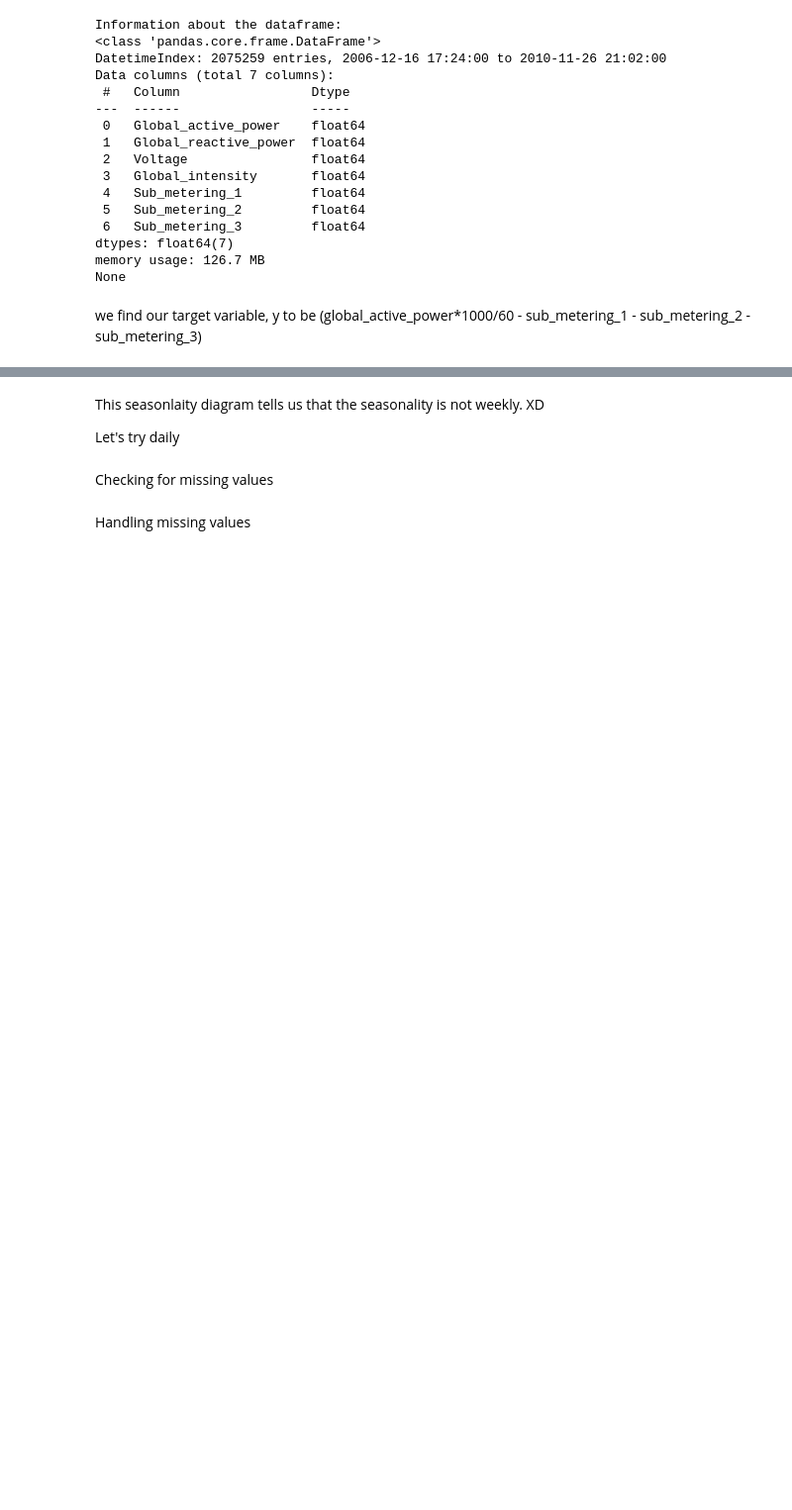
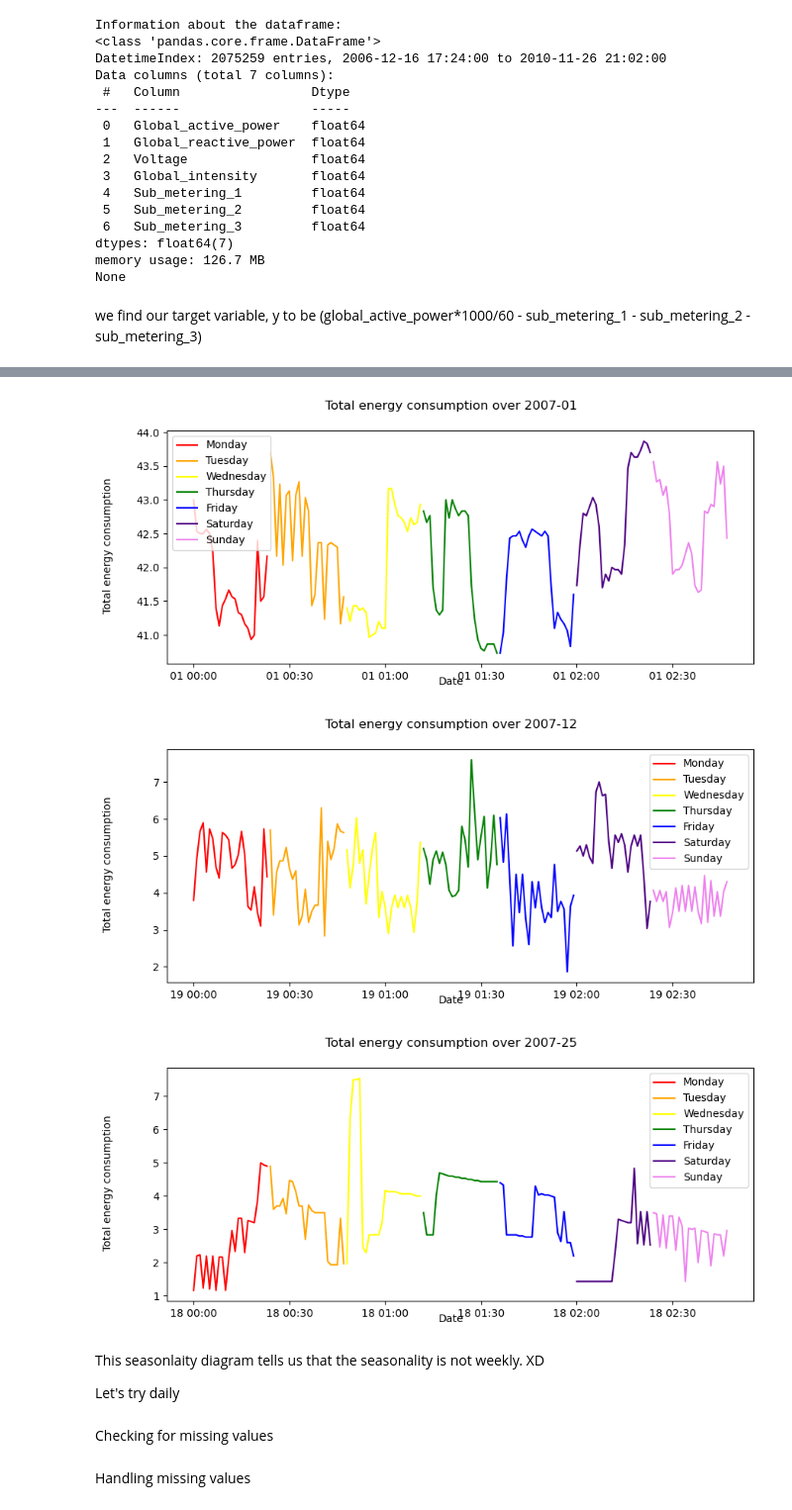
Before and after one commit to ChantelleAA/Housing_Electricity_Consumption_ADAML_Project_2, a Jupyter notebook: House_Project.ipynb, the cells around one changed output, grey strips where cells are left out. Shown: that part at 99% size. Drawn from its saved outputs; the diff is of its cells as text; code cells hidden in the pictures; blank space fills up the shorter version.

```diff
--- a/House_Project.ipynb
+++ b/House_Project.ipynb
@@ -129,3 +133,39 @@ plot_monthly_consumption(1, 2007)
+# %%
+import calendar
+# Define a function to plot the total energy consumption over a given week
+def plot_weekly_consumption(week, year):
+  # Filter the data for the given week and year
+  df_week = df.loc[(df.index.isocalendar().week == week) & (df.index.isocalendar().year == year)]
+  # Create a single plot with one row and one column
+  fig, ax = plt.subplots(1, 1, figsize=(10, 4))
+  # Loop over the seven days and plot the data on the same axis, with different colors and labels
+  for i in range(7):
+    # Get the start and end dates of the day
+    start = df_week.index[i*24]
+    end = df_week.index[(i+1)*24-1]
+    # Filter the data for the day
+    df_daily = df_week.loc[start:end]
+    # Plot the data on the same axis, with different colors and labels
+    ax.plot(df_daily.index, df_daily['total_energy_consumption'], color=['red', 'orange', 'yellow', 'green', 'blue', 'indigo', 'violet'][i], label=calendar.day_name[i])
+  # Add a title with the week and year
+  fig.suptitle(f'Total energy consumption over {start.strftime("%Y-%W")}')
+  # Add a common x-axis label
+  fig.text(0.5, 0.04, 'Date', ha='center')
+  # Add a common y-axis label
+  fig.text(0.04, 0.5, 'Total energy consumption', va='center', rotation='vertical')
+  # Add a legend
+  plt.legend()
+  # Show the plot
+  plt.show()
+
+# Plot the total energy consumption over the first week of 1981
+plot_weekly_consumption(1, 2007)
+plot_weekly_consumption(12, 2007)
+plot_weekly_consumption(25, 2007)
+# %% [output]
+[figure, added]
+[figure, added]
+[figure, added]
 # %%
 n = 1
 plt.subplot(3,1,1)
```
Also changed, not shown: parts of 4 cells of this notebook.
